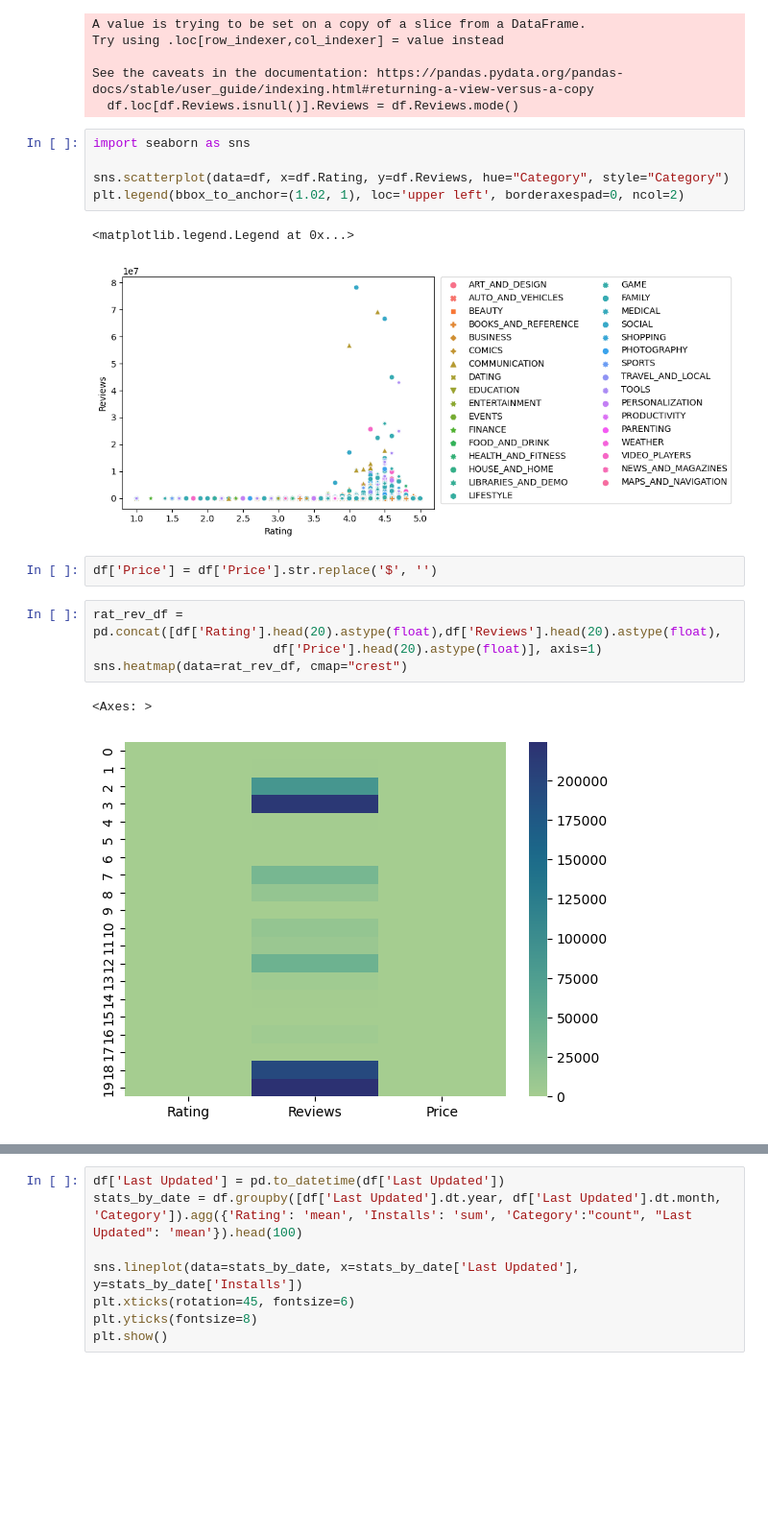
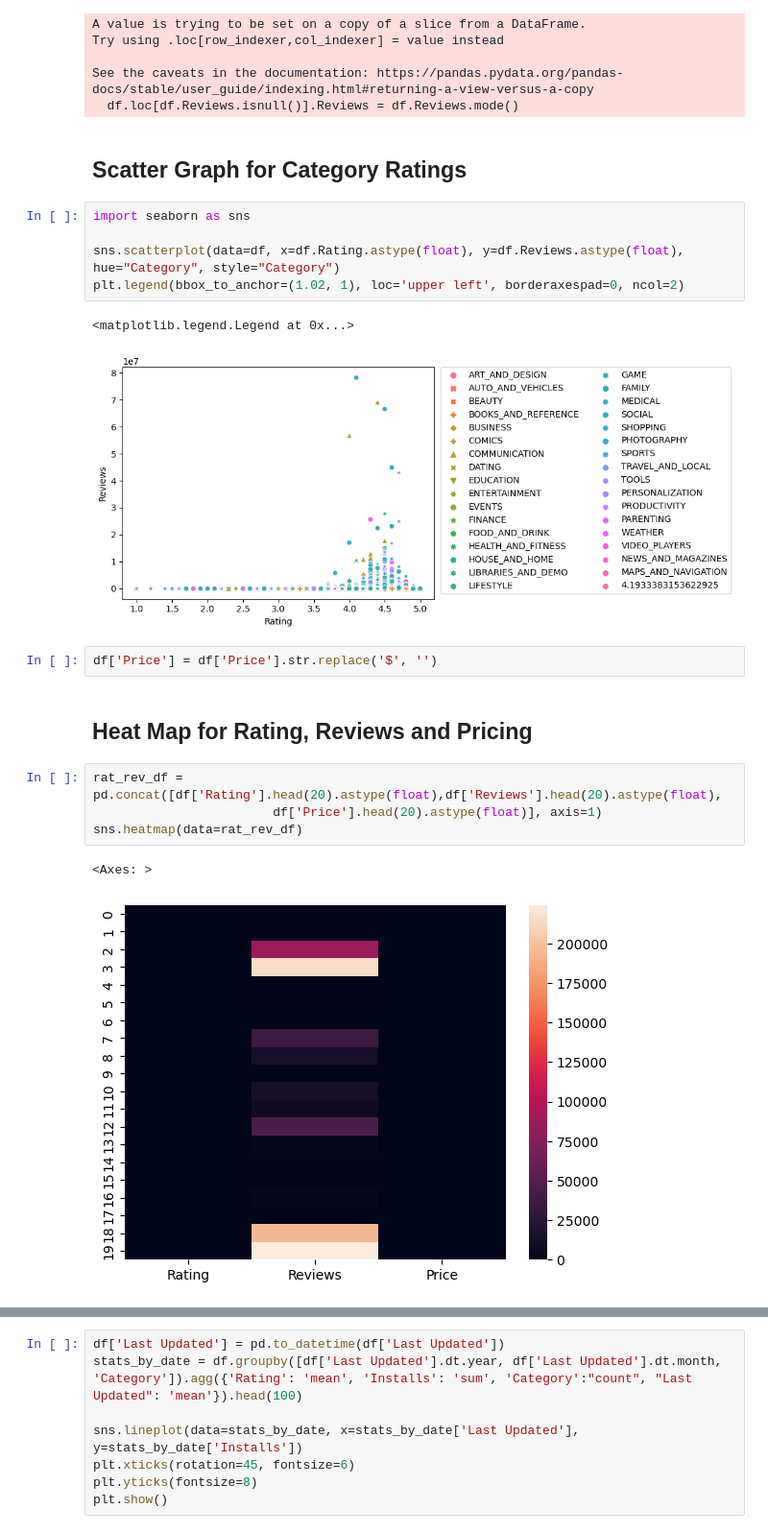
Before and after one commit to joharkhan99/Data-Science-Internship, a Jupyter notebook: Week2/Day2/Regression_and_Sentiment_Analysis.ipynb, the cells around one changed output, grey strips where cells are left out. Shown at 96% size. Saved outputs shown, nothing was run; the diff lists cells and outputs as text; blank space fills up the shorter version.

```diff
--- a/Week2/Day2/Regression_and_Sentiment_Analysis.ipynb
+++ b/Week2/Day2/Regression_and_Sentiment_Analysis.ipynb
@@ -165,20 +177,24 @@ Try using .loc[row_indexer,col_indexer] = value instead
 
 See the caveats in the documentation: https://pandas.pydata.org/pandas-docs/stable/user_guide/indexing.html#returning-a-view-versus-a-copy
   df.loc[df.Reviews.isnull()].Reviews = df.Reviews.mode()
+# %% [markdown]
+## Scatter Graph for Category Ratings
 # %%
 import seaborn as sns
 
-sns.scatterplot(data=df, x=df.Rating, y=df.Reviews, hue="Category", style="Category")
+sns.scatterplot(data=df, x=df.Rating.astype(float), y=df.Reviews.astype(float), hue="Category", style="Category")
 plt.legend(bbox_to_anchor=(1.02, 1), loc='upper left', borderaxespad=0, ncol=2)
 # %% [output]
 <matplotlib.legend.Legend at 0x...>
-[figure, old version]
+[figure, new version]
 # %%
 df['Price'] = df['Price'].str.replace('$', '')
+# %% [markdown]
+## Heat Map for Rating, Reviews and Pricing
 # %%
 rat_rev_df = pd.concat([df['Rating'].head(20).astype(float),df['Reviews'].head(20).astype(float),
                         df['Price'].head(20).astype(float)], axis=1)
-sns.heatmap(data=rat_rev_df, cmap="crest")
+sns.heatmap(data=rat_rev_df)
 # %% [output]
 <Axes: >
-[figure, old version]
+[figure, new version]
```
Also changed, not shown: parts of 79 cells of this notebook.
